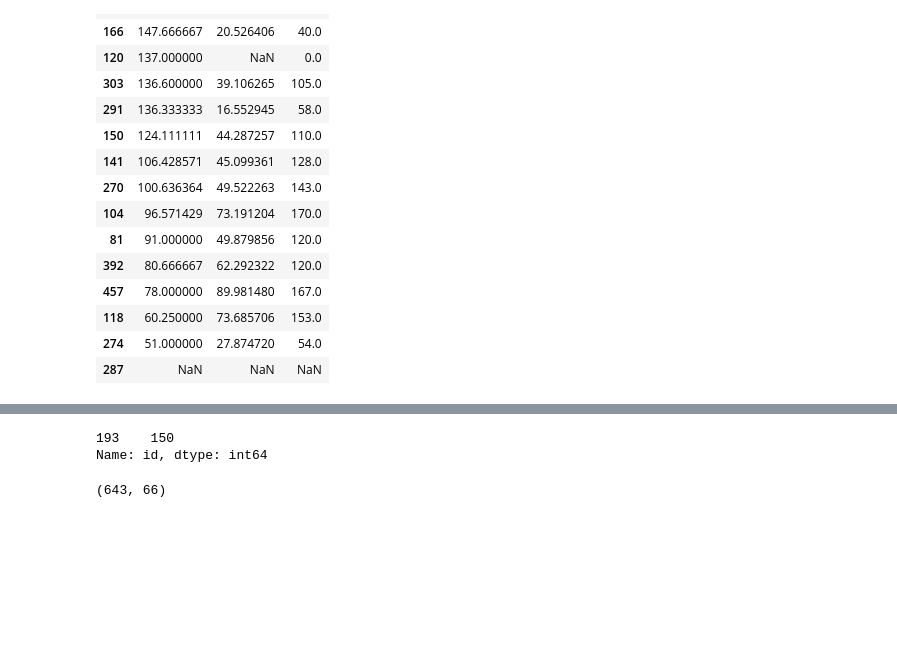
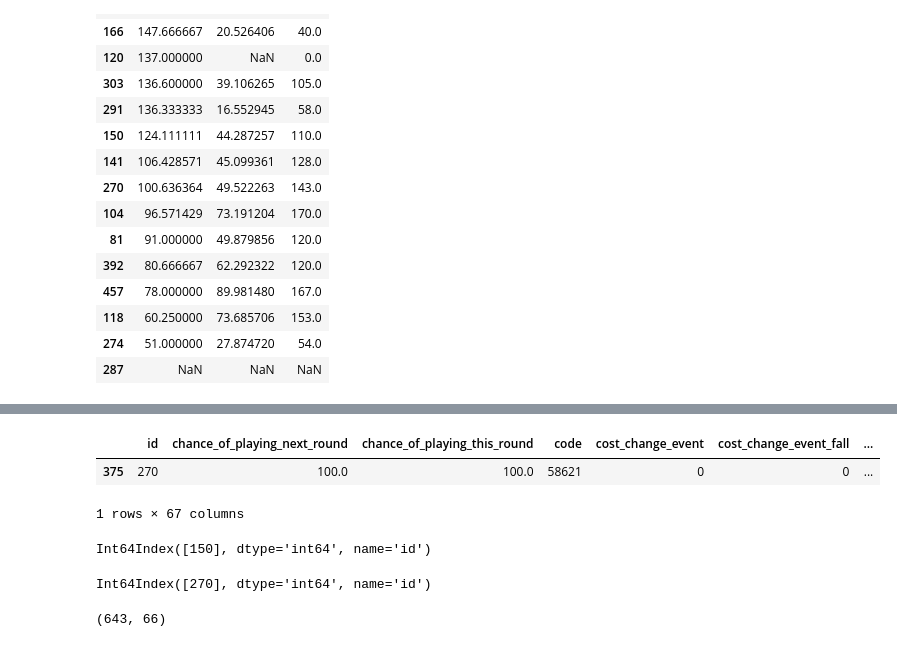
Before and after one commit to markbreen95/fantasty_football, a Jupyter notebook: The Game Baby.ipynb, the cells around one changed output, grey strips where cells are left out. Drawn from its saved outputs; the diff is of its cells as text; code cells hidden in the pictures; blank space fills up the shorter version.

```diff
--- a/The Game Baby.ipynb
+++ b/The Game Baby.ipynb
@@ -144,7 +208,14 @@ results
 | 274 | 51.000000 | 27.874720 | 54.0 |
 | 287 | NaN | NaN | NaN |
 # %%
-master_data = session.get('https://fantasy.premierleague.com/api/bootstrap-static/')
-players = master_data.json()['elements']
-players_df = pd.DataFrame(players)
-players_df.set_index('id', inplace=True)
+def get_player(first_name, second_name):
+    if len(glob.glob('data/players.csv')) != 0:
+        players_df = pd.read_csv('data/players.csv')
+    else:
+        master_data = session.get('https://fantasy.premierleague.com/api/bootstrap-static/')
+        players = master_data.json()['elements']
+        players_df = pd.DataFrame(players)
+        players_df.set_index('id', inplace=True)
+        players_df.to_csv('data/players.csv')
+    player = players_df[(players_df['first_name'] == first_name) & (players_df['second_name'] == second_name)]
+    return player
@@ -168,8 +222,17 @@ players_df
+# %%
+get_player(first_name='Kyle', second_name='Walker')
+# %% [output]
+|  | id | chance_of_playing_next_round | chance_of_playing_this_round | code | cost_change_event | cost_change_event_fall | ... |
+| 375 | 270 | 100.0 | 100.0 | 58621 | 0 | 0 | ... |
+1 rows × 67 columns
 # %%
-players_df[players_df['second_name'] == 'Sigurdsson']['id']
+players_df[players_df['second_name'] == 'Sigurdsson'].index
 # %% [output]
-193    150
-Name: id, dtype: int64
+Int64Index([150], dtype='int64', name='id')
+# %%
+players_df[players_df['second_name'] == 'Walker'].index
+# %% [output]
+Int64Index([270], dtype='int64', name='id')
 # %%
 players_df.shape
 # %% [output]
```
Also changed, not shown: parts of 10 cells of this notebook, 3 other files.
